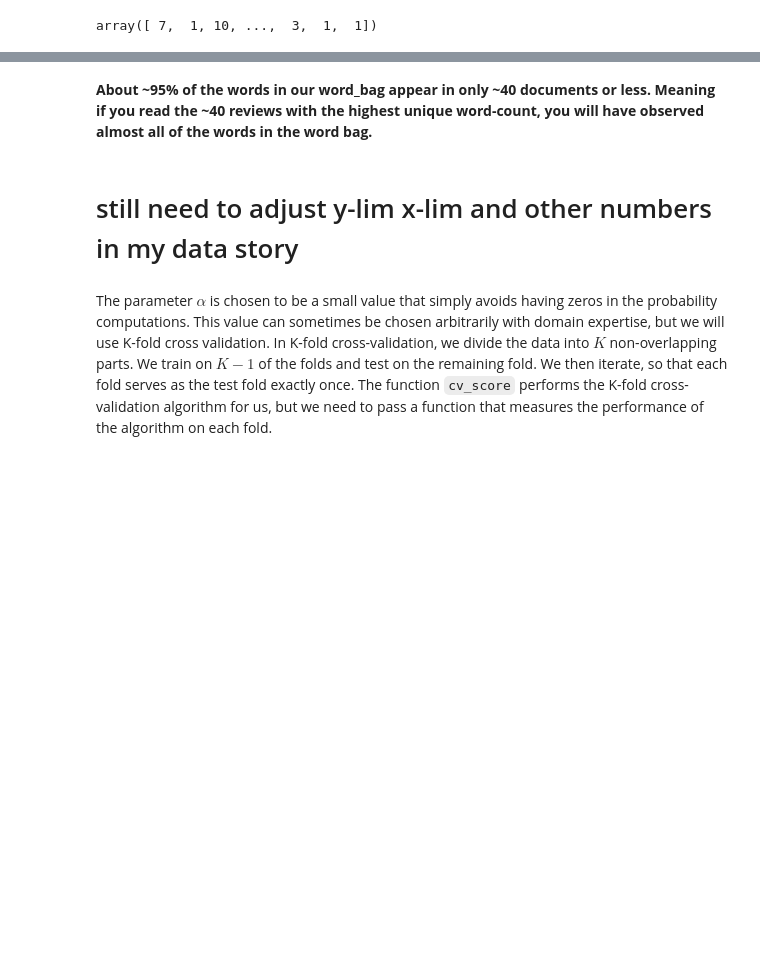
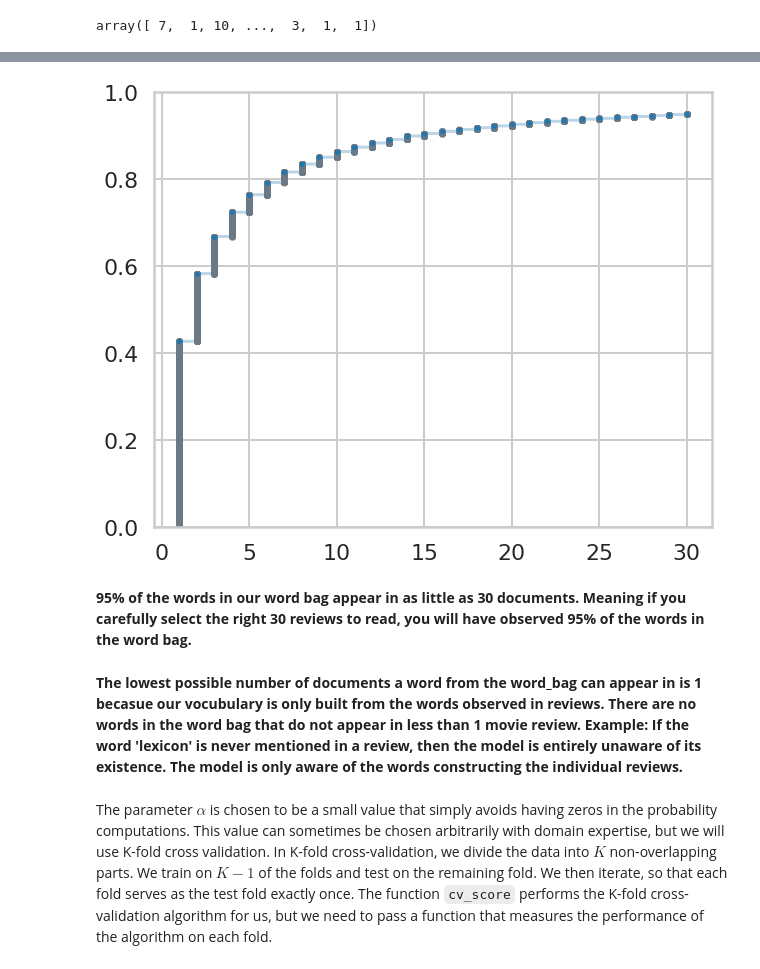
Before and after one commit to AHalarewicz/NaiveBayes, a Jupyter notebook: naive_bayes/Mini_Project_Naive_Bayes.ipynb, the cells around one changed output, grey strips where cells are left out. Saved outputs shown, nothing was run; the diff lists cells and outputs as text; code cells hidden in the pictures; blank space fills up the shorter version.

```diff
--- a/naive_bayes/Mini_Project_Naive_Bayes.ipynb
+++ b/naive_bayes/Mini_Project_Naive_Bayes.ipynb
@@ -361,4 +359,12 @@ _ = plt.ylabel('% of words appearing in x Documents or less')
+# %%
+# truncate data to exclude extreme values
+percentage_trunc = percentage[percentage<0.95]
+count_trunc = count[percentage<0.95]
+
+_ = plt.figure(figsize=(10,8))
+_ = plt.plot(count_trunc, percentage_trunc, marker='.', markeredgecolor='gray', alpha=0.3)
+_ = plt.ylim(0,1)
+# %% [output]
+[figure, added]
 # %% [markdown]
-**About ~95% of the words in our word_bag appear in only ~40 documents or less. Meaning if you read the ~40 reviews with the highest unique word-count, you will have observed almost all of the words in the word bag.**
+**95% of the words in our word bag appear in as little as 30 documents. Meaning if you carefully select the right 30 reviews to read, you will have observed 95% of the words in the word bag.**
-# %% [markdown]
-# still need to adjust y-lim x-lim and other numbers in my data story
@@ -365,3 +375,6 @@ _ = plt.ylabel('% of words appearing in x Documents or less')
+# %% [markdown]
+**The lowest possible number of documents a word from the word_bag can appear in is 1 becasue our vocubulary is only built from the words observed in reviews. There are no words in the word bag that do not appear in less than 1 movie review.
+Example: If the word 'lexicon' is never mentioned in a review, then the model is entirely unaware of its existence. The model is only aware of the words constructing the individual reviews.**
 # %% [markdown]
 The parameter $\alpha$ is chosen to be a small value that simply avoids having zeros in the probability computations. This value can sometimes be chosen arbitrarily with domain expertise, but we will use K-fold cross validation. In K-fold cross-validation, we divide the data into $K$ non-overlapping parts. We train on $K-1$ of the folds and test on the remaining fold. We then iterate, so that each fold serves as the test fold exactly once. The function `cv_score` performs the K-fold cross-validation algorithm for us, but we need to pass a function that measures the performance of the algorithm on each fold.
 # %%
```
Also changed, not shown: parts of 17 cells of this notebook.
